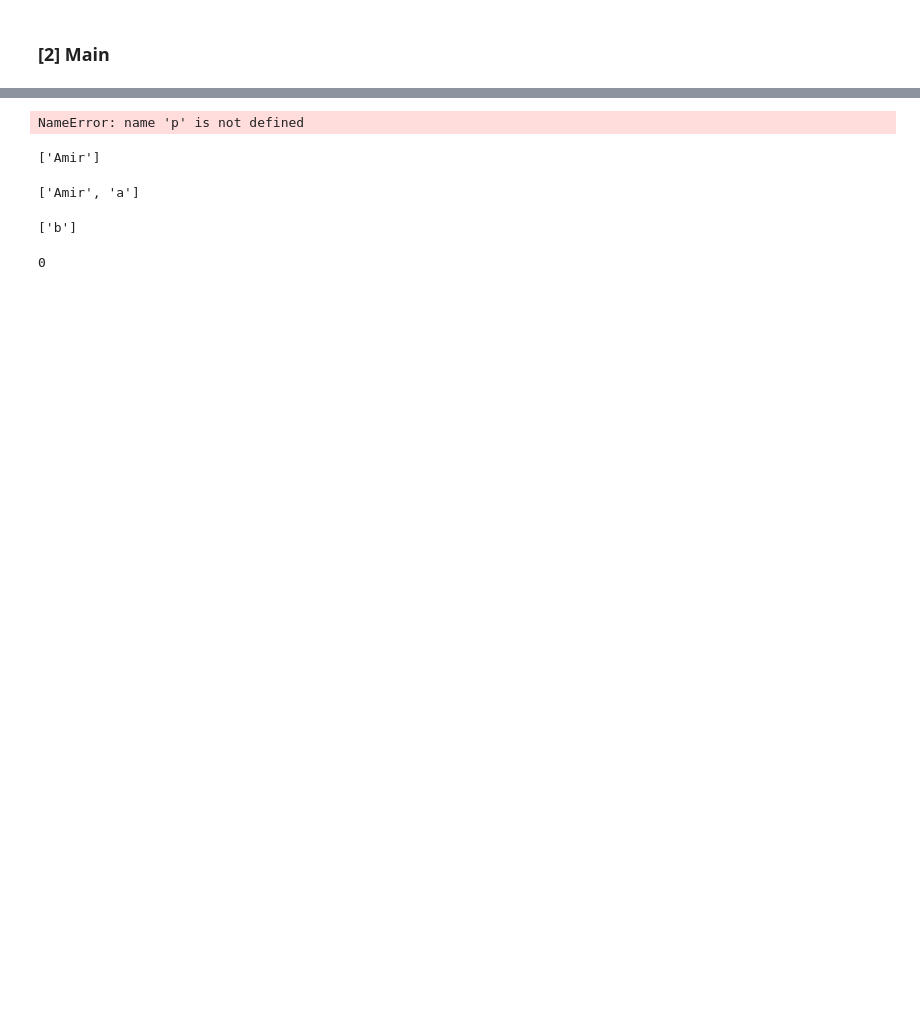
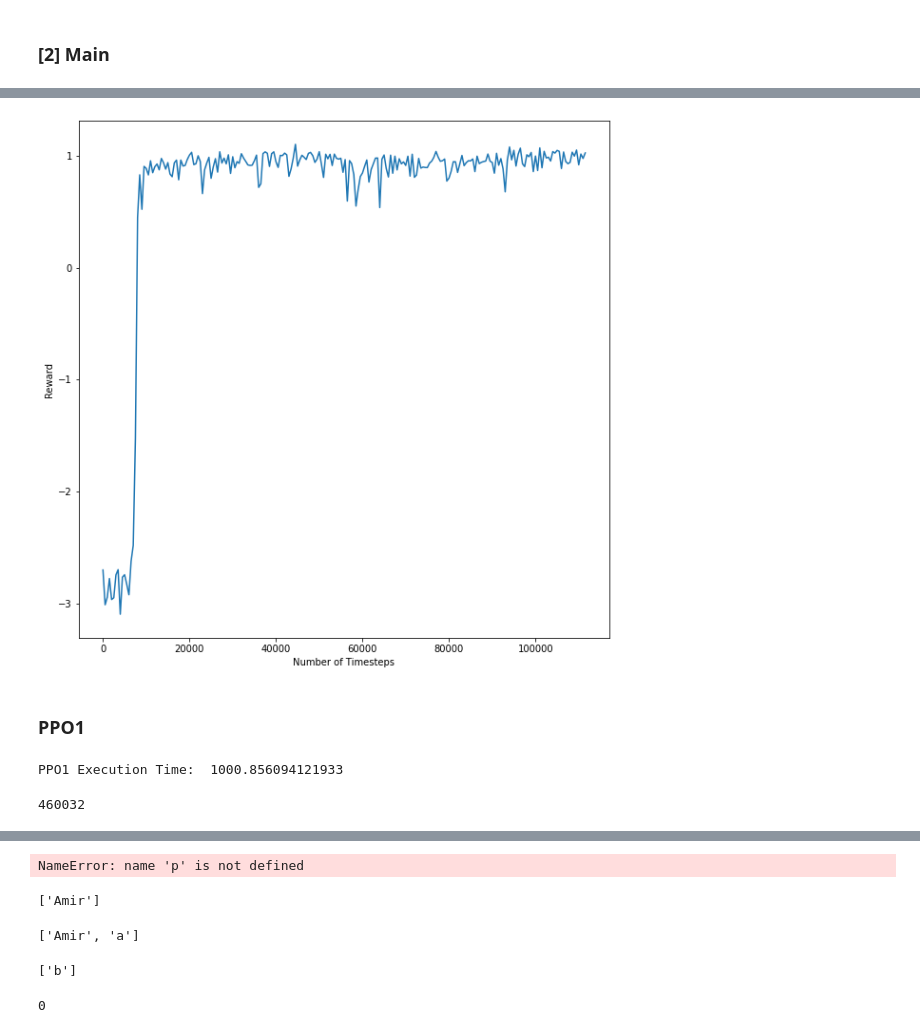
Before and after one commit to amirmahdiKhosravi/Adaptive-Logging-System, a Jupyter notebook: code/model-implementation.ipynb, the cells around one changed output, grey strips where cells are left out. Saved outputs shown, nothing was run; the diff lists cells and outputs as text; code cells hidden in the pictures; blank space fills up the shorter version.

```diff
--- a/code/model-implementation.ipynb
+++ b/code/model-implementation.ipynb
@@ -125,6 +128,7 @@ class source_code_env(gym.Env):
         self.t = 0
         self.t_limit = len(dataset)
         self.acc_reward = 0
+        self.rewards_list = []
         self.acc_rewards_list = []
 
     def _action_determiner(self, obs):
@@ -226,6 +230,7 @@ class source_code_env(gym.Env):
 
         obs = self.dataset.iloc[self.t].astype(np.float32) # getting current observation to compute reward
         reward = self._reward(obs, action)
+        self.rewards_list.append(reward)
         self.acc_reward = self.acc_reward + reward
         self.acc_rewards_list.append(self.acc_reward)
         self.t += 1
@@ -243,3 +248,4 @@ class source_code_env(gym.Env):
     def acc_zero(self):
         self.acc_reward = 0
         self.acc_rewards_list = []
+        self.rewards_list = []
@@ -345,4 +268,4 @@ def RLM_training(model, dataset, sample_freq):
 # %%
-dataset = pd.read_csv("/home/amirmahdi/projects/Adaptive-Logging-system-git/code/data/dataframe_main.csv")
+dataset = pd.read_csv("/home/amirmahdi/projects/Adaptive-Logging-system-git/code/data/dataframe_testing.csv")
 dataset = dataset.set_index("ID")
 dataset = dataset.astype(int)
@@ -422,0 +447,28 @@ for _ in range(total_timesteps):
+# %%
+fig = plt.figure( figsize=(10, 10))
+i = 0
+x = [i*batch_size for i in range(0, len(averages_list))]
+y = averages_list
+plt.plot(x, y)
+plt.xlabel('Number of Timesteps')
+plt.ylabel('Reward')
+#plt.title("Learning Curve")
+plt.show()
+#plt.savefig("fisrt step.pdf")
+# %% [output]
+[figure, added]
+# %% [markdown]
+### PPO1
+# %%
+env.acc_zero()
+start_time = time.time()
+PPO1_model.learn(total_timesteps= 460000)
+end_time = time.time()
+A2C_model.save("PPO1_model")
+#del DQN_model
+# Save the list to a file
+with open('PPO1_rewards_list.pkl', 'wb') as file:
+    pickle.dump(env.rewards_list, file)
+print("PPO1 Execution Time: ", end_time - start_time)
+# %% [output]
+PPO1 Execution Time:  1000.856094121933
@@ -422,0 +477,8 @@ for _ in range(total_timesteps):
+# %%
+# Load the list from the file
+with open('PPO1_rewards_list.pkl', 'rb') as file:
+    PPO1_rewards_list = pickle.load(file)
+
+print(len(PPO1_rewards_list))  # Output: [1, 2, 3, 4, 5]
+# %% [output]
+460032
```
Also changed, not shown: parts of 39 cells of this notebook, 12 other files.
